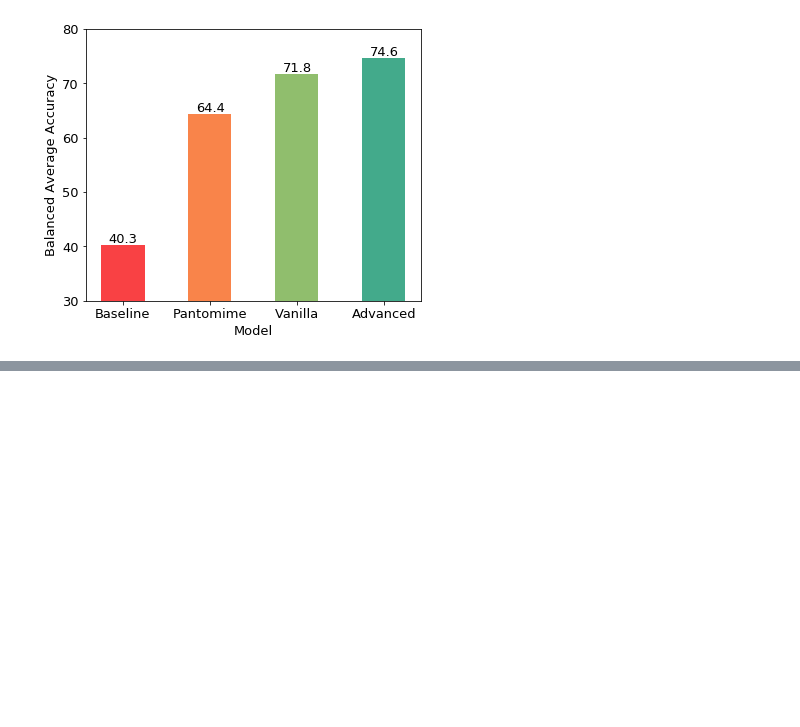
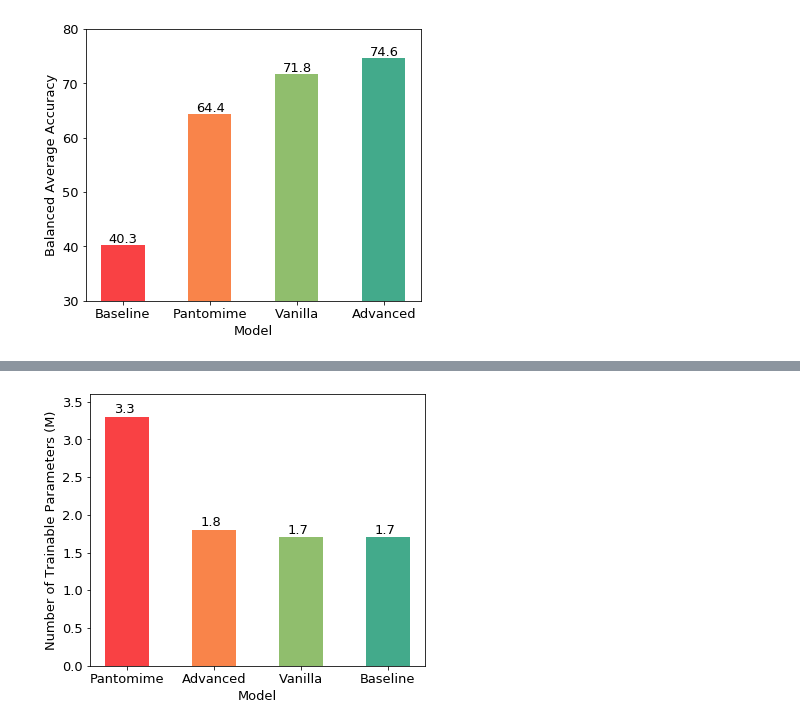
Before and after one commit to dariush-salami/attention-based-edge-convolution, a Jupyter notebook: analysis/metrics.ipynb, the cells around one changed output, grey strips where cells are left out. Drawn from its saved outputs; the diff is of its cells as text; code cells hidden in the pictures; blank space fills up the shorter version.

```diff
--- a/analysis/metrics.ipynb
+++ b/analysis/metrics.ipynb
@@ -348,0 +373,22 @@ plt.savefig('inference_time_batch_size_1.png', dpi=400, transparent=True)
+# %%
+model_names = ['Pantomime', 'Baseline', 'Vanilla', 'Advanced']
+pantomime_primary = [3.3, 1.7, 1.7, 1.8]
+colors = ['#f94144', '#f9844a', '#90be6d', '#43aa8b']
+
+model_names = [x for _,x in sorted(zip(pantomime_primary, model_names), reverse=True)]
+pantomime_primary = sorted(pantomime_primary, reverse=True)
+
+fig = plt.figure(figsize = (6, 5))
+
+plt.bar(model_names, pantomime_primary, width = 0.5, color=colors)
+xlocs, xlabs = plt.xticks()
+for i, v in enumerate(pantomime_primary):
+    plt.text(xlocs[i] - 0.15, v + .05, str(v))
+axes = plt.gca()
+axes.set_ylim([0, 3.6])
+plt.xlabel("Model")
+plt.ylabel("Number of Trainable Parameters (M)")
+# plt.show()
+plt.savefig('trainable_parameters.png', dpi=400, transparent=True)
+# %% [output]
+[figure, added]
```
Also changed, not shown: parts of 3 cells of this notebook, 4 other files.
